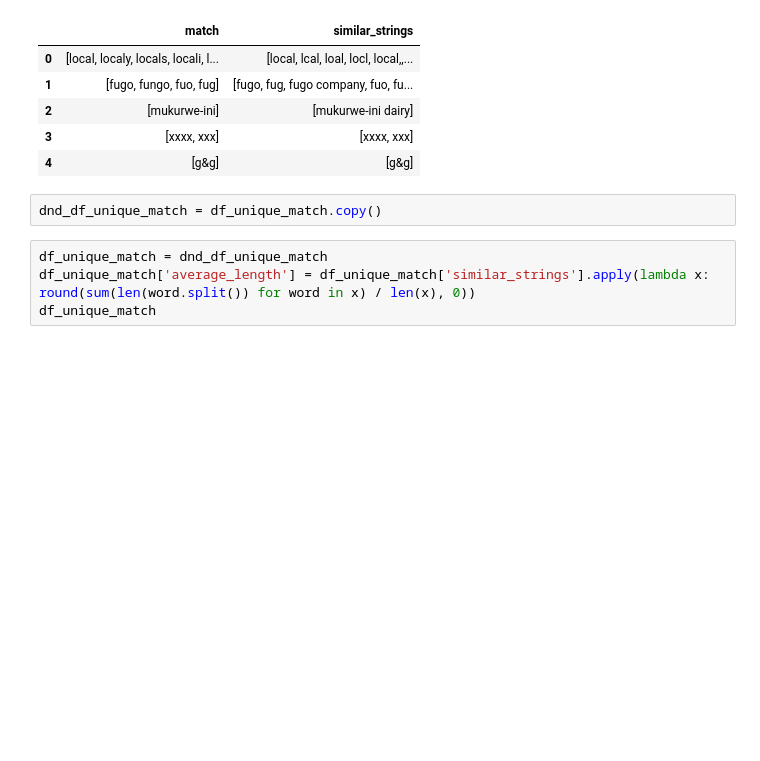
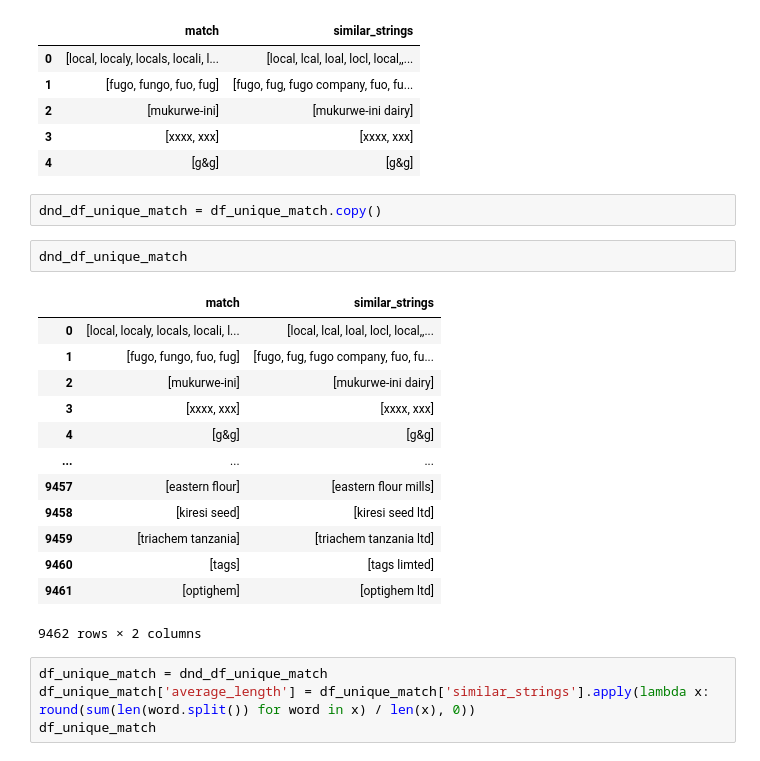
Before and after one commit to natbernard/Clustering-for-Product-Matching, a Jupyter notebook: models/model_v2/manufacturers_clustering.ipynb, the cells around one changed output. Saved outputs shown, nothing was run; the diff lists cells and outputs as text; blank space fills up the shorter version.

```diff
--- a/models/model_v2/manufacturers_clustering.ipynb
+++ b/models/model_v2/manufacturers_clustering.ipynb
@@ -258,6 +258,22 @@ df_unique_match.head()
 | 4 | [g&g] | [g&g] |
 # %%
 dnd_df_unique_match = df_unique_match.copy()
+# %%
+dnd_df_unique_match
+# %% [output]
+|  | match | similar_strings |
+| 0 | [local, localy, locals, locali, l... | [local, lcal, loal, locl, local,,... |
+| 1 | [fugo, fungo, fuo, fug] | [fugo, fug, fugo company, fuo, fu... |
+| 2 | [mukurwe-ini] | [mukurwe-ini dairy] |
+| 3 | [xxxx, xxx] | [xxxx, xxx] |
+| 4 | [g&g] | [g&g] |
+| ... | ... | ... |
+| 9457 | [eastern flour] | [eastern flour mills] |
+| 9458 | [kiresi seed] | [kiresi seed ltd] |
+| 9459 | [triachem tanzania] | [triachem tanzania ltd] |
+| 9460 | [tags] | [tags limted] |
+| 9461 | [optighem] | [optighem ltd] |
+9462 rows × 2 columns
 # %%
 df_unique_match = dnd_df_unique_match
 df_unique_match['average_length'] = df_unique_match['similar_strings'].apply(lambda x: round(sum(len(word.split()) for word in x) / len(x), 0))
```
Also changed, not shown: parts of 20 cells of this notebook, 3 other files.
